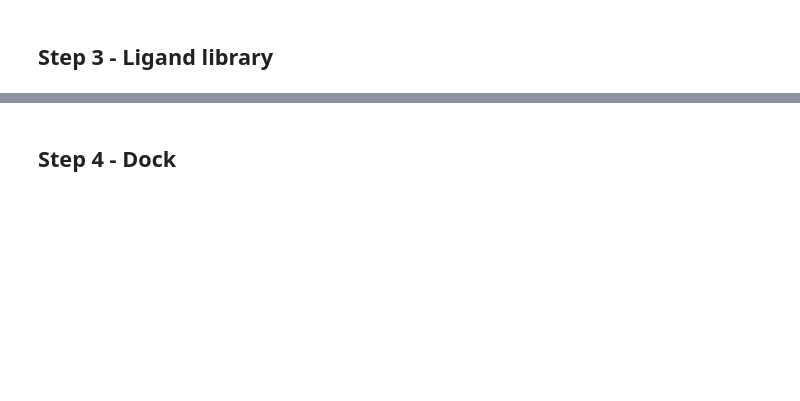
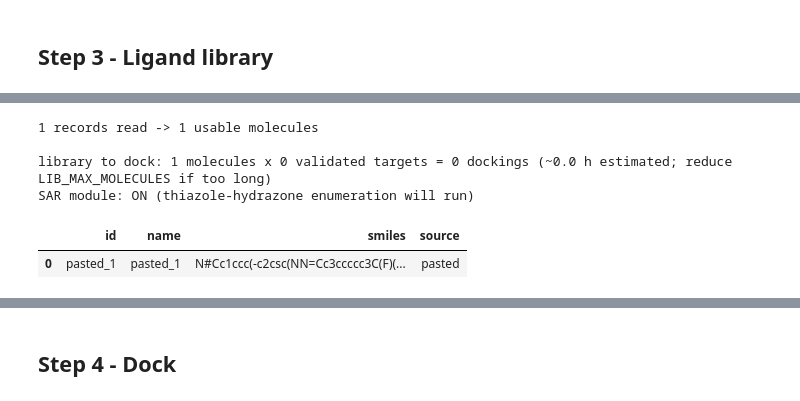
Before and after one commit to Abmanna/Abmanna-Omniscient-Multi-Agent-Drug-Discovery-OS-Godly-Generative-Scaffold-Approach, a Jupyter notebook: Pathogen_multitarget_screening_gnina_forms_1.ipynb, the cells around one changed output, grey strips where cells are left out. Saved outputs shown, nothing was run; the diff lists cells and outputs as text; code cells hidden in the pictures; blank space fills up the shorter version.

```diff
--- a/Pathogen_multitarget_screening_gnina_forms_1.ipynb
+++ b/Pathogen_multitarget_screening_gnina_forms_1.ipynb
@@ -1062,0 +1249,9 @@ run_or_launch('library', build_library_form, stage_library)
+# %%
+stage_library()
+# %% [output]
+1 records read -> 1 usable molecules
+
+library to dock: 1 molecules x 0 validated targets = 0 dockings (~0.0 h estimated; reduce LIB_MAX_MOLECULES if too long)
+SAR module: ON (thiazole-hydrazone enumeration will run)
+|  | id | name | smiles | source |
+| 0 | pasted_1 | pasted_1 | N#Cc1ccc(-c2csc(NN=Cc3ccccc3C(F)(... | pasted |
```
Also changed, not shown: parts of 22 cells of this notebook.
